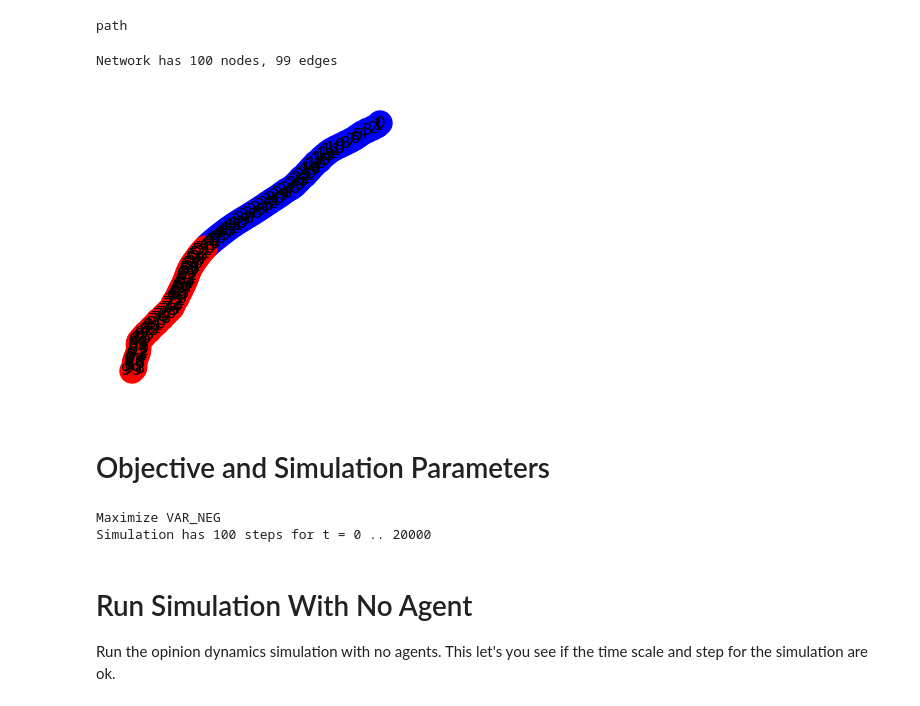
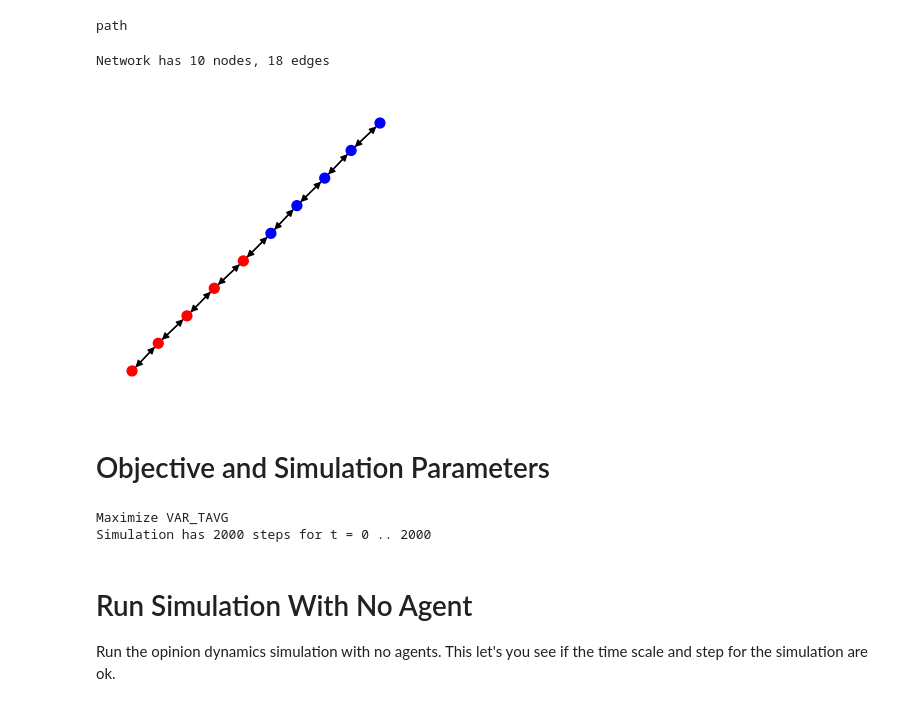
Before and after one commit to zlisto/opinion_dynamics, a Jupyter notebook: ShadowBanControl.ipynb, the cells around one changed output. Drawn from its saved outputs; the diff is of its cells as text; code cells hidden in the pictures.

Commit message:
linear networks

```diff
--- a/ShadowBanControl.ipynb
+++ b/ShadowBanControl.ipynb
@@ -96,7 +97,7 @@ if NETWORK_TYPE == "custom":
 
 elif NETWORK_TYPE == "erdos_renyi":
     G0 = nx.DiGraph()
-    nv = 20
+    nv = 10
     pedge = 0.25
     for i in range(nv):
         rate = 1
@@ -111,8 +112,9 @@ elif NETWORK_TYPE == "erdos_renyi":
                 G0.add_edge(f"{j}",f"{i}")
 
 elif NETWORK_TYPE == 'path':
-    nv = 100
+    nv = 10
     G0 = nx.path_graph(nv)  # Creates a path network with 5 nodes
+    G0 = nx.DiGraph(G0)
     for i in range(nv):
         rate = 1
         opinion = i/(nv-1) * 1
@@ -132,50 +134,50 @@ path
 # %%
 #adjacency matrix of network
 A = nx.adjacency_matrix(G0)
 A = A.tocoo()
 n = A.shape[0]  #number of nodes in network
 
 
 print(f"Network has {n} nodes, {G0.number_of_edges()} edges")
 G = G0.copy()
 
 
 if n<=100:
     colors = []
     for v in G.nodes():
         #print(f"{v}: {G.nodes[v]}")
         if (G.nodes[v]['opinion']<0.5) & (G.nodes[v]['opinion']>=0):
             colors.append('blue')
         elif (G.nodes[v]['opinion']>0.5) & (G.nodes[v]['opinion']<=1):
             colors.append('red')
         elif G.nodes[v]['opinion']==0.5:
             colors.append('purple')
         else:
             colors.append('green')
     pos = nx.kamada_kawai_layout(G)
     plt.figure(figsize = (3,3))
-    nx.draw(G,pos, node_color = colors)
-    nx.draw_networkx_labels(G,pos)
+    nx.draw(G,pos, node_color = colors, node_size = 50)
+    #nx.draw_networkx_labels(G,pos)
 # %% [output]
-Network has 100 nodes, 99 edges
+Network has 10 nodes, 18 edges
-[figure, old version]
+[figure, new version]
 # %% [markdown]
 # Objective and Simulation Parameters
 # %%
 #objective function to be maximized
 #OBJECTIVE can be "MEAN", "VAR","VAR_NEG", "MEAN_TAVG","VAR_TAVG","VAR_TAVG_NEG",'MEAN_TAVG'
 #TAVG = time average
-OBJECTIVE = 'VAR_NEG'
-alpha   = 1.07e-2  #Weight of control strength
+OBJECTIVE = 'VAR_TAVG'
+alpha   = 0.5  #Weight of control strength
 
 # simulation time parameters
-tmax = 20000 #tmax = tf = final time for simulation in [time units]
-nsteps = 100  #number of discrete steps in the simulation
+tmax = 2000 #tmax = tf = final time for simulation in [time units]
+nsteps = 2000  #number of discrete steps in the simulation
 
 print(f"Maximize {OBJECTIVE}\nSimulation has {nsteps} steps for t = 0 .. {tmax}")
 # %% [output]
-Maximize VAR_NEG
-Simulation has 100 steps for t = 0 .. 20000
+Maximize VAR_TAVG
+Simulation has 2000 steps for t = 0 .. 2000
 # %% [markdown]
 # Run Simulation With No Agent
 
```
Also changed, not shown: parts of 12 cells of this notebook, 2 other files.
